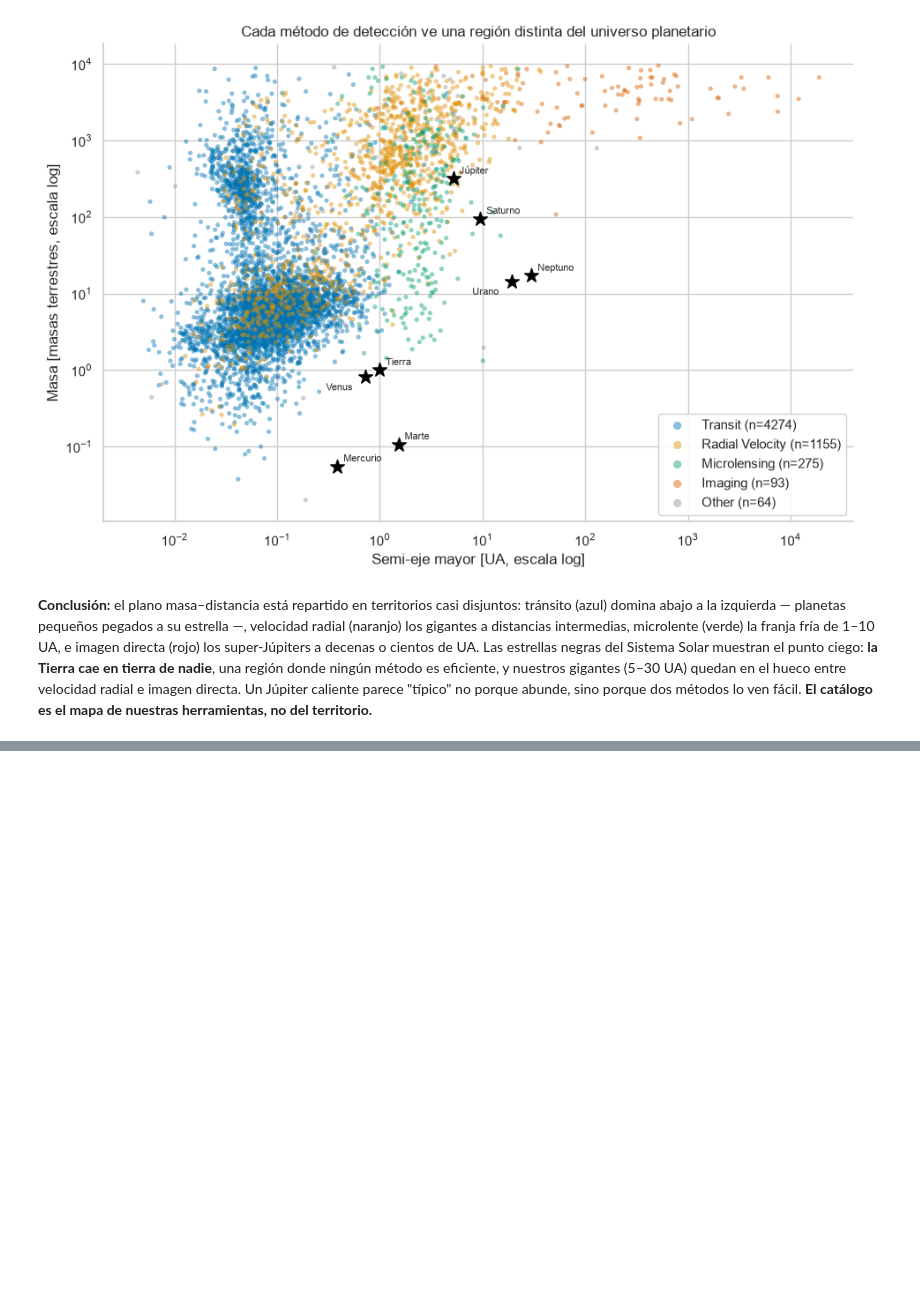
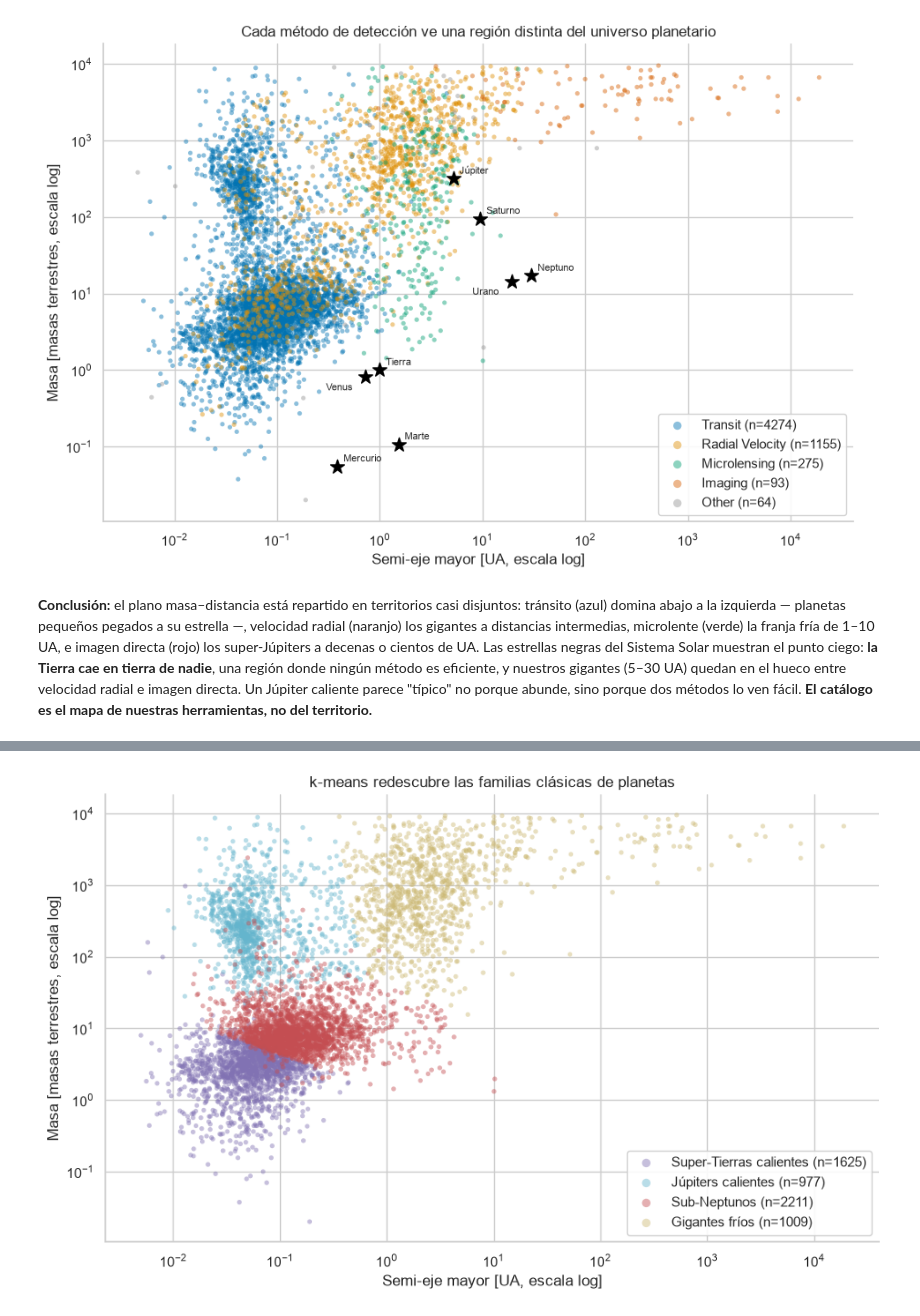
Before and after one commit to Nachuwu/exoplanet-eda, a Jupyter notebook: notebooks/exoplanet-eda.ipynb, the cells around one changed output, grey strips where cells are left out. Cells and saved outputs as stored; diff of their text form; code cells hidden in the pictures; blank space fills up the shorter version.

```diff
--- a/notebooks/exoplanet-eda.ipynb
+++ b/notebooks/exoplanet-eda.ipynb
@@ -582,0 +927,20 @@ fácil. **El catálogo es el mapa de nuestras herramientas, no del territorio.**
+# %%
+K_FINAL = 4
+km = KMeans(n_clusters=K_FINAL, n_init=10, random_state=42).fit(X)
+data["cluster"] = km.labels_
+
+# Perfil de cada cluster: medianas de las features (+ Teq como contexto)
+profile = data.groupby("cluster")[FEATURES + ["pl_eqt"]].median().round(2)
+profile.insert(0, "n", data["cluster"].value_counts())
+
+
+def name_cluster(row):
+    """Etiqueta interpretativa según el perfil físico del cluster."""
+    if row["pl_bmasse"] > 100:  # gigantes gaseosos
+        return "Júpiters calientes" if row["pl_orbsmax"] < 0.5 else "Gigantes fríos"
+    return "Sub-Neptunos" if row["pl_rade"] > 2 else "Super-Tierras calientes"
+
+
+cluster_names = profile.apply(name_cluster, axis=1)
+profile.insert(0, "familia", cluster_names)
+profile
@@ -582,0 +954,22 @@ fácil. **El catálogo es el mapa de nuestras herramientas, no del territorio.**
+# %%
+# Las familias en el mismo plano masa-distancia del gráfico estrella (4.3)
+CLUSTER_COLORS = ["#8172B3", "#64B5CD", "#C44E52", "#CCB974"]
+
+fig, ax = plt.subplots(figsize=(9.5, 6))
+for cluster_id, name in cluster_names.items():
+    sub = data[data["cluster"] == cluster_id]
+    ax.scatter(sub["pl_orbsmax"], sub["pl_bmasse"], s=14, alpha=0.45,
+               color=CLUSTER_COLORS[cluster_id], edgecolors="none",
+               label=f"{name} (n={len(sub)})")
+
+ax.set_xscale("log")
+ax.set_yscale("log")
+ax.set_xlabel("Semi-eje mayor [UA, escala log]")
+ax.set_ylabel("Masa [masas terrestres, escala log]")
+ax.set_title("k-means redescubre las familias clásicas de planetas")
+ax.legend(loc="lower right", framealpha=0.9, markerscale=1.8)
+sns.despine()
+plt.tight_layout()
+plt.show()
+# %% [output]
+[figure, added]
```
Also changed, not shown: parts of 28 cells of this notebook, 3 other files.
